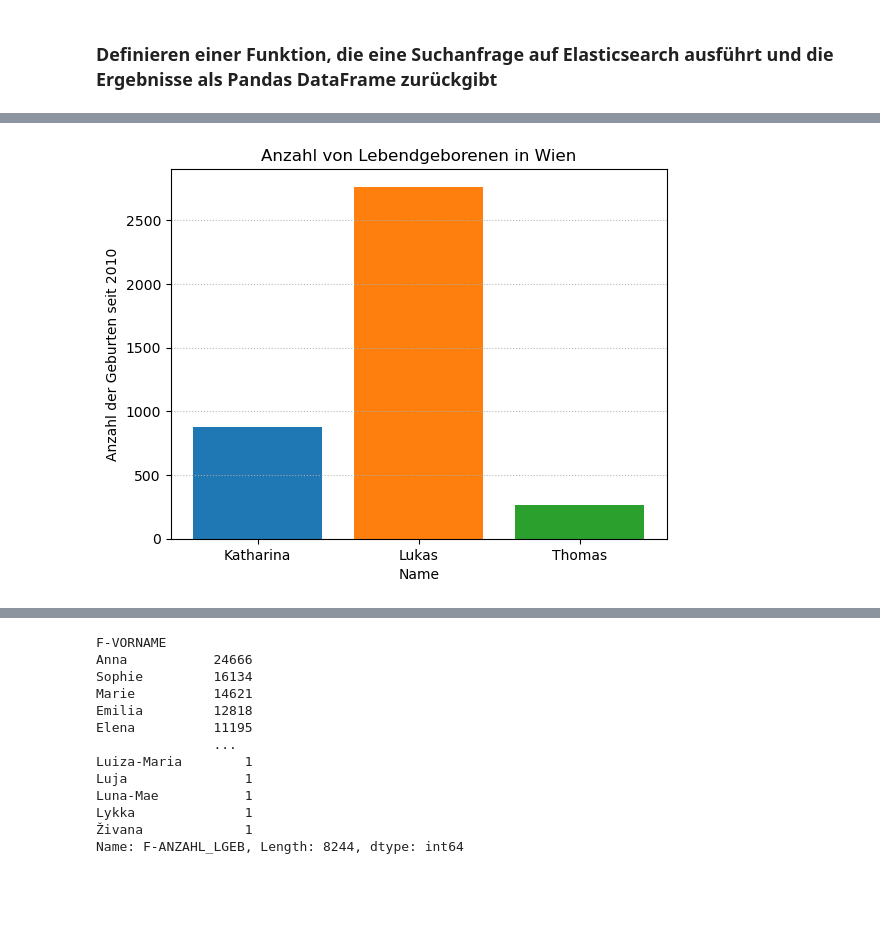
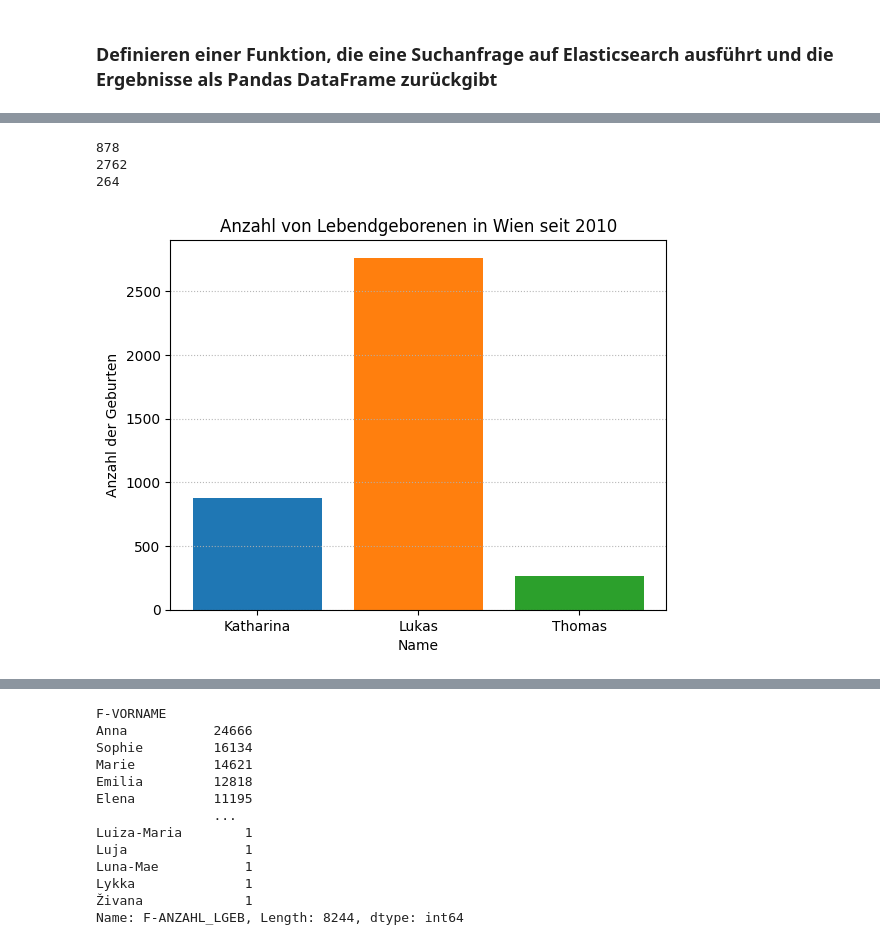
Before and after one commit to lenawilli/BDINF_final_project, a Jupyter notebook: Final_project_Koller_Willisits.ipynb, the cells around one changed output, grey strips where cells are left out. Drawn from its saved outputs; the diff is of its cells as text; code cells hidden in the pictures; blank space fills up the shorter version.

```diff
--- a/Final_project_Koller_Willisits.ipynb
+++ b/Final_project_Koller_Willisits.ipynb
@@ -189,50 +276,60 @@ plt.show()
+# %%
+query = {
+    "query": {
+        "bool": {
+            "must": [
+                {"match": {"C-WOHNBEZIRK-0": 900}}
+            ],
+            "should": [
+                {"match": {"F-VORNAME": "Katharina"}},
+                {"match": {"F-VORNAME": "Lukas"}},
+                {"match": {"F-VORNAME": "Thomas"}}
+            ],
+            "minimum_should_match": 1
+        }
+    }
+}
+
+source_fields = [
+    "C-WOHNBEZIRK-0",
+    "F-VORNAME",
+    "F-ANZAHL_LGEB",
+]
+
+df2 = es_to_dataframe(es, es_index, query, source_fields)
 # %%
-query = {
-    "query": {
-        "bool": {
-            "must": [
-                {"match": {"C-WOHNBEZIRK-0": 900}}
-            ],
-            "should": [
-                {"match": {"F-VORNAME": "Katharina"}},
-                {"match": {"F-VORNAME": "Lukas"}},
-                {"match": {"F-VORNAME": "Thomas"}}
-            ],
-            "minimum_should_match": 1
-        }
-    }
-}
-
-source_fields = [
-    "C-WOHNBEZIRK-0",
-    "F-VORNAME",
-    "F-ANZAHL_LGEB",
-]
-
-df2 = es_to_dataframe(es, index_name, query, source_fields)
-
 location = 900
 
 name = "Katharina"
 filtered_data_katharina = df2[(df2["F-VORNAME"] == name) & (df2["C-WOHNBEZIRK-0"] == location)]
 katharina_count = filtered_data_katharina["F-ANZAHL_LGEB"].sum()
+print(katharina_count)
 
 name = "Lukas"
 filtered_data_lukas = df2[(df2["F-VORNAME"] == name) & (df2["C-WOHNBEZIRK-0"] == location)]
 lukas_count = filtered_data_lukas["F-ANZAHL_LGEB"].sum()
+print(lukas_count)
 
 name = "Thomas"
 filtered_data_thomas = df2[(df2["F-VORNAME"] == name) & (df2["C-WOHNBEZIRK-0"] == location)]
 thomas_count = filtered_data_thomas["F-ANZAHL_LGEB"].sum()
-
-# Create a bar plot
-plt.bar(["Katharina"], [katharina_count])
-plt.bar(["Lukas"], [lukas_count])
-plt.bar(["Thomas"], [thomas_count])
-plt.xlabel("Name")
-plt.ylabel("Anzahl der Geburten seit 2010")
-plt.title(f"Anzahl von Lebendgeborenen in Wien")
-plt.grid(axis='y', linestyle=':', alpha=0.9)
-plt.show()
+print(thomas_count)
 # %% [output]
-[figure, removed]
+878
+2762
+264
+# %%
+# Create a bar plot
+if katharina_count and lukas_count and thomas_count:
+    plt.bar(["Katharina"], [katharina_count])
+    plt.bar(["Lukas"], [lukas_count])
+    plt.bar(["Thomas"], [thomas_count])
+    plt.xlabel("Name")
+    plt.ylabel("Anzahl der Geburten")
+    plt.title(f"Anzahl von Lebendgeborenen in Wien seit 2010")
+    plt.grid(axis='y', linestyle=':', alpha=0.9)
+    plt.show()
+else:
+    print("No data found for the specified pattern.")
+# %% [output]
+[figure, added]
```
Also changed, not shown: parts of 62 cells of this notebook, 3 other files.
